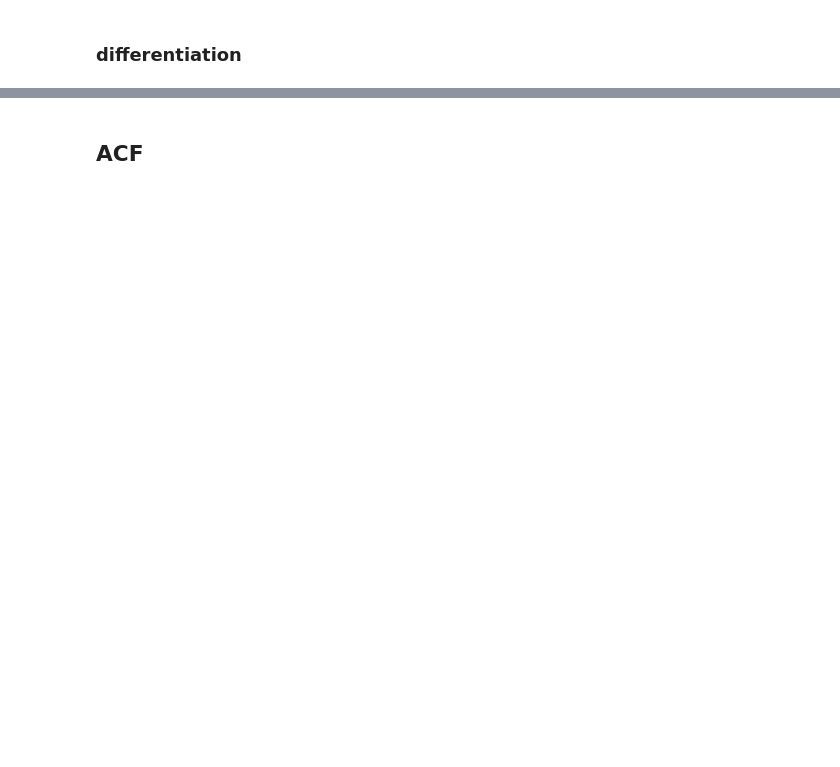
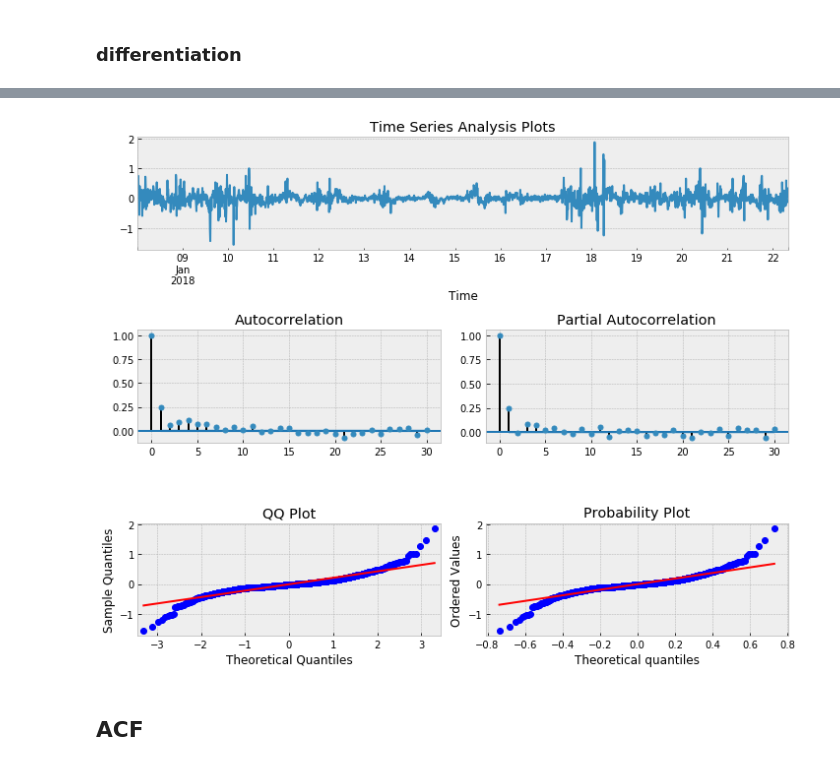
Before and after one commit to baruselli/random_walks, a Jupyter notebook: thingspeak.ipynb, the cells around one changed output, grey strips where cells are left out. Drawn from its saved outputs; the diff is of its cells as text; code cells hidden in the pictures; blank space fills up the shorter version.

```diff
--- a/thingspeak.ipynb
+++ b/thingspeak.ipynb
@@ -122,3 +156,7 @@ print(adfuller(df_temp_10min_diff124.Temperature)[1])
+# %%
+tsplot(df_temp_10min_diff.Temperature)
+# %% [output]
+[figure, added]
 # %% [markdown]
 ## ACF
 # %%
```
Also changed, not shown: parts of 40 cells of this notebook, 2 other files.
